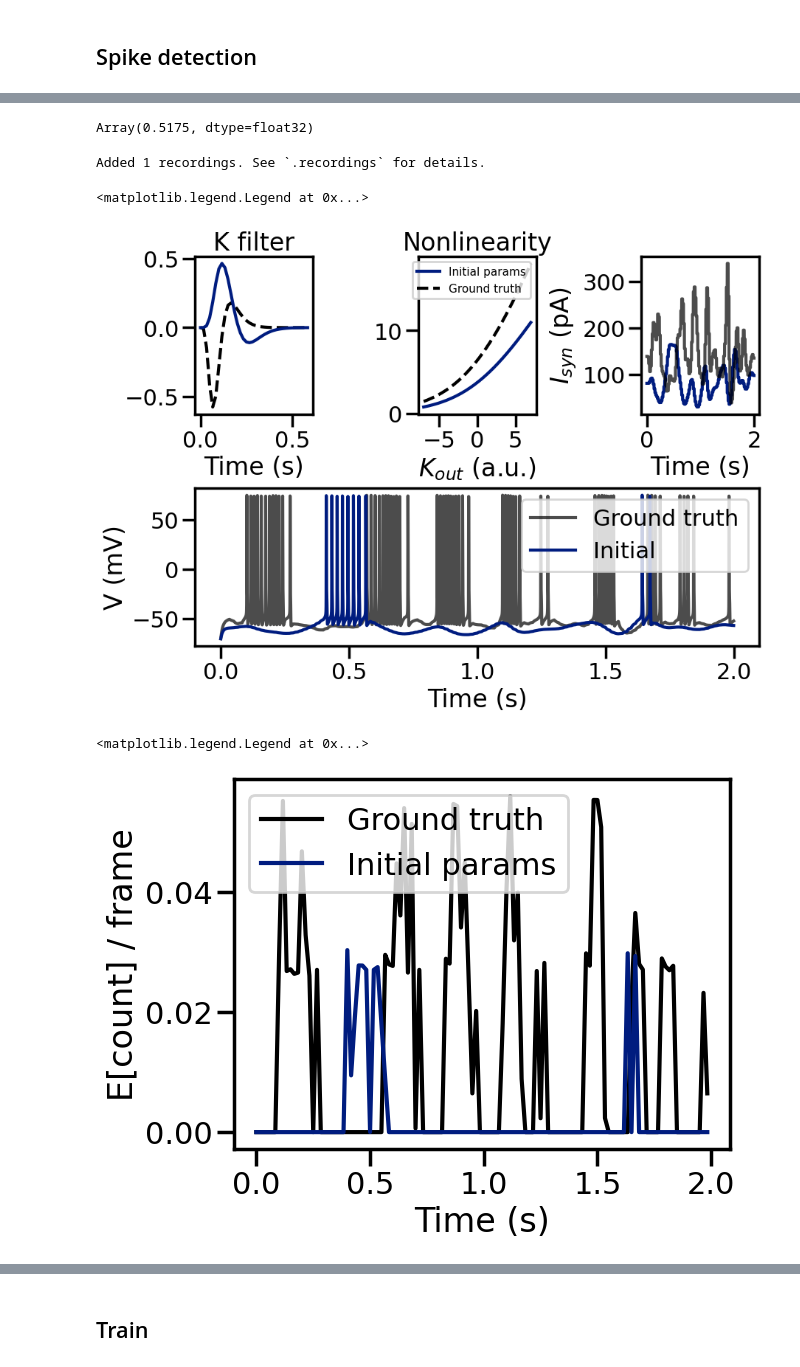
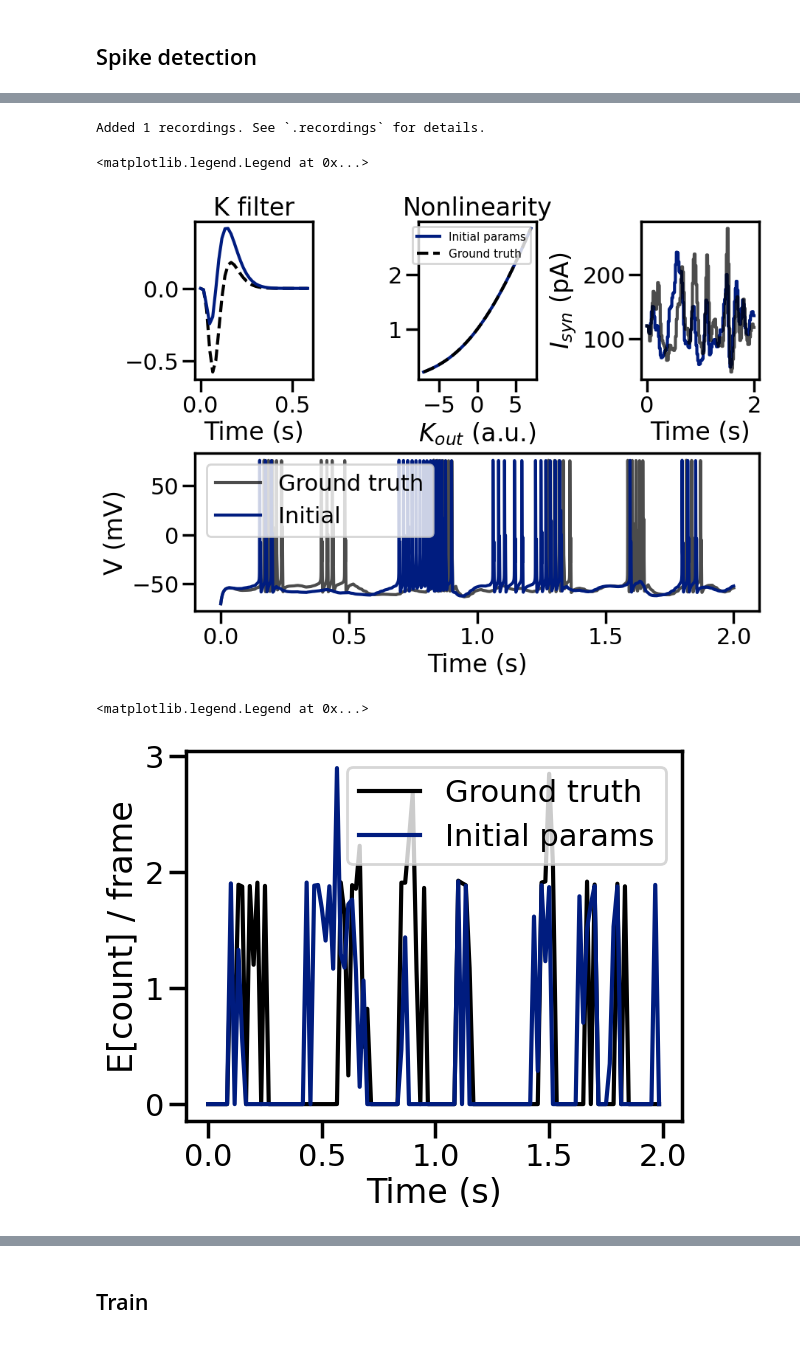
Before and after one commit to guardomayas/jaxley_rgc, a Jupyter notebook: sim_RGC.ipynb, the cells around one changed output, grey strips where cells are left out. Drawn from its saved outputs; the diff is of its cells as text; code cells hidden in the pictures.

```diff
--- a/sim_RGC.ipynb
+++ b/sim_RGC.ipynb
@@ -123,7 +122,7 @@ cmap = cm.viridis
 frame_rate = 60
 dt_stim = 1/frame_rate
 
-dt_cell_ms = 0.2
+dt_cell_ms = 0.05
 dt_cell_s = dt_cell_ms * 1e-3
 
 R_Mohm = 228.7
@@ -135,7 +134,7 @@ ground_params = ln_params(key,
                         logit_tau10=0.55,
                         logit_tau20=-0.57,
                         beta0=0.25,
-                        gain0 = 2.5,
+                        gain0 = 0.4,
                         shift0=0.304,
                         noise=0.05,
                         beta_rate_raw=0.0,
@@ -245,7 +258,3 @@ plt.plot(_, spk_train_60[2], c='red')
-# %%
-jnp.mean(spk_train_60)
-# %% [output]
-Array(0.5175, dtype=float32)
 # %%
 import matplotlib.cm as cm
 cmap = cm.viridis
@@ -254,12 +263,35 @@ dt_stim = 1/frame_rate
 
 key2 = jax.random.PRNGKey(1)
 # params_ln0 = init_fit_params(key2)
-params_ln0 = ln_params(key2, alpha_j0=1.1,
-                        alpha_h0=0.95,
-                        logit_tau10=1.1,
-                        logit_tau20=1.375,
+# params_ln0 = ln_params(key2, alpha_j0=1.1,
+#                         alpha_h0=0.95,
+#                         logit_tau10=1.1,
+#                         logit_tau20=1.375,
+#                         beta0=0.25,
+#                         gain0 = 1.5,
+#                         shift0=0.304,
+#                         noise=0.05,
+#                         beta_rate_raw=0.0,
+#                         vth_rate=-30.0)
+
+# params_ln0 = ln_params(key2, alpha_j0=1.1,
+#                         alpha_h0=0.95,
+#                         logit_tau10=1.1,
+#                         logit_tau20=1.375,
+#                         beta0=0.25,
+#                         gain0 = 0.4,
+#                         shift0=0.304,
+#                         noise=0.05,
+#                         beta_rate_raw=0.0,
+#                         vth_rate=-30.0)
+
+params_ln0 = ln_params(key,
+                        alpha_j0=0.5,
+                        alpha_h0=0.38,
+                        logit_tau10=0.7,
+                        logit_tau20=-0.85,
                         beta0=0.25,
-                        gain0 = 1.5,
+                        gain0 = 0.4,
                         shift0=0.304,
                         noise=0.05,
                         beta_rate_raw=0.0,
@@ -271,7 +303,8 @@ K_T = int(round(filt_dur / float(dt_stim)))
 max_tau = jnp.array(((K_T - 1) / 3.0) * float(dt_stim), dtype=jnp.float32)
 drive0, L, K0 =  ln_forward(params_ln0, stim, K=K_T, dt=dt_stim, n=6, max_tau=max_tau)
 
-Iframe0 = current_map(R_Mohm, dV, drive0, lo=-1.0, hi=1.0)
+# Iframe0 = current_map(R_Mohm, dV, drive0, lo=-1.0, hi=1.0)
+Iframe0 = current_map(drive0)
 T_f = Iframe0.shape[-1]              # number of frames
 T_cell = int(round(T_f * dt_stim / dt_cell_s))
 I_syn0 = upsample_hold_edges(Iframe0, dt_stim=dt_stim, dt_cell=dt_cell_s, T_cell=T_cell)
@@ -326,22 +359,23 @@ axI.plot(t, I_syn_ground[0]*1000, c='k', alpha=0.7)
 axI.set_ylabel(r"$I_{syn}$ (pA)")
 axI.set_xlabel("Time (s)")
 
-axV.plot(t, V_ground[0], c='k', alpha=0.7, label="Ground truth")
-axV.plot(t, v0[0], c=sns.color_palette("dark")[0], label="Initial")  # if you want it
+axV.plot(t, V_ground[1], c='k', alpha=0.7, label="Ground truth")
+axV.plot(t, v0[1], c=sns.color_palette("dark")[0], label="Initial")  # if you want it
 axV.set_xlabel("Time (s)")
 axV.set_ylabel("V (mV)")
 axV.legend()
 # %% [output]
 <matplotlib.legend.Legend at 0x...>
-[figure, old version]
+[figure, new version]
 # %%
-mu_ground = predict_mu_from_params(ground_params, stim)
-mu0 = predict_mu_from_params(params_ln0, stim)
+mu_ground = predict_mu_from_params(ground_params, stim, r_max_hz=r_max_hz, sr_v=sr_v)
+mu0 = predict_mu_from_params(params_ln0, stim, r_max_hz=r_max_hz, sr_v=sr_v)
+t_stim = jnp.arange(len(mu_ground[0])) / 60
 plt.plot(t_stim, mu_ground[0], c='k', label='Ground truth')
 plt.plot(t_stim, mu0[0], c=sns.color_palette("dark")[0], label='Initial params')
 plt.xlabel("Time (s)")
 plt.ylabel("E[count] / frame")
 plt.legend()
 # %% [output]
 <matplotlib.legend.Legend at 0x...>
-[figure, old version]
+[figure, new version]
```
Also changed, not shown: parts of 19 cells of this notebook, 7 other files.
